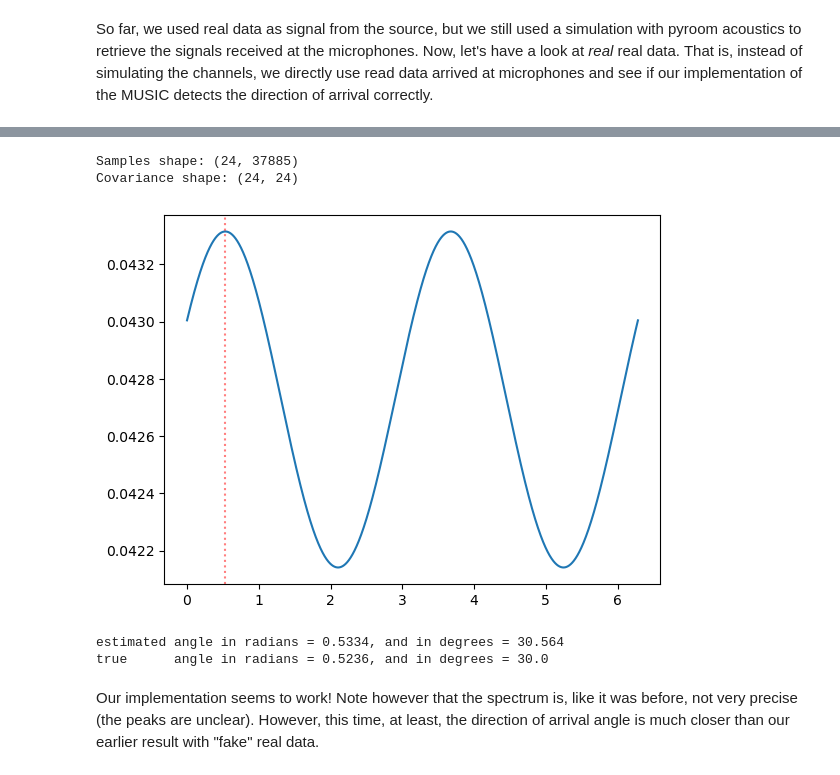
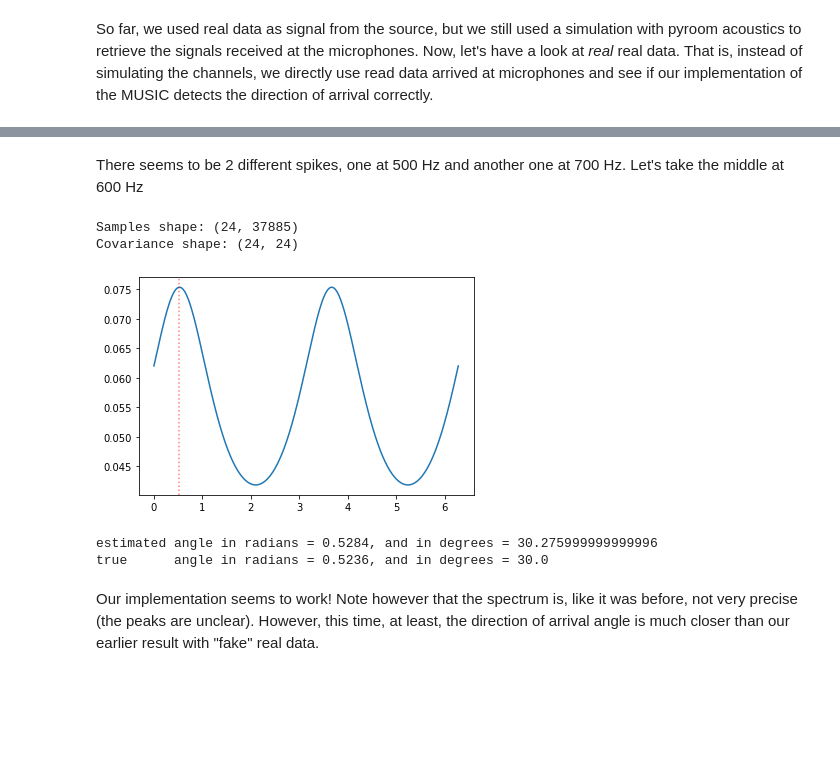
Before and after one commit to MichelDucartier/music_doa, a Jupyter notebook: MUSIC_simulated.ipynb, the cells around one changed output, grey strips where cells are left out. Saved outputs shown, nothing was run; the diff lists cells and outputs as text; code cells hidden in the pictures; blank space fills up the shorter version.

```diff
--- a/MUSIC_simulated.ipynb
+++ b/MUSIC_simulated.ipynb
@@ -309,22 +352,25 @@ angle_rad = 30 / 180 * np.pi # should be adapted based on "angleXX" in file name
+# %% [markdown]
+There seems to be 2 different spikes, one at 500 Hz and another one at 700 Hz. Let's take the middle at 600 Hz
 # %%
-spectrum = music(data, 1, mics_coords, 125) #why 125? todo
+main_frequency = 600
+spectrum = music(data, 1, mics_coords, main_frequency)
 
 X = np.linspace(0, 2 * np.pi, 10000)
 Y = [spectrum(x) for x in X]
 
 plt.plot(X, Y)
 plt.axvline(x=angle_rad, color='red', linestyle=':', alpha=0.5)
 plt.show()
 # %% [output]
 Samples shape: (24, 37885)
 Covariance shape: (24, 24)
-[figure, old version]
+[figure, new version]
 # %%
 estimated_theta = extract_frequencies(spectrum, 1, [0, np.pi / 2])[0]
 print(f'estimated angle in radians = {estimated_theta:.4f}, and in degrees = {estimated_theta/np.pi*180}')
 print(f'true      angle in radians = {angle_rad:.4f}, and in degrees = {angle_rad/np.pi*180}')
 # %% [output]
-estimated angle in radians = 0.5334, and in degrees = 30.564
+estimated angle in radians = 0.5284, and in degrees = 30.275999999999996
 true      angle in radians = 0.5236, and in degrees = 30.0
 # %% [markdown]
 Our implementation seems to work! Note however that the spectrum is, like it was before, not very precise (the peaks are unclear). However, this time, at least, the direction of arrival angle is much closer than our earlier result with "fake" real data.
```
Also changed, not shown: parts of 18 cells of this notebook, 1 other file.
